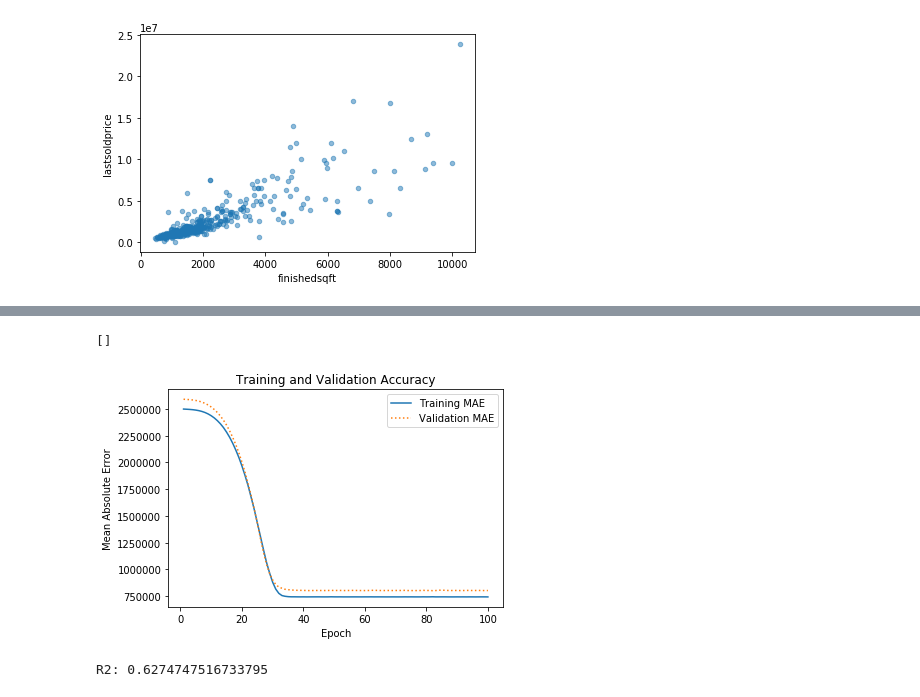
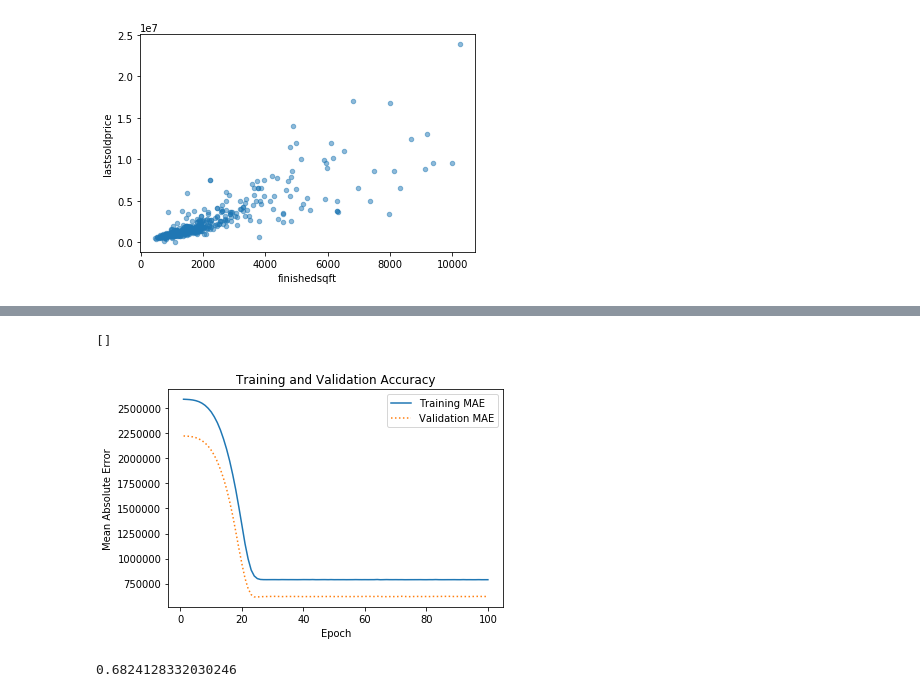
Before and after one commit to jeffprosise/Deep-Learning, a Jupyter notebook: Regression.ipynb, the cells around one changed output, grey strips where cells are left out. Saved outputs shown, nothing was run; the diff lists cells and outputs as text; code cells hidden in the pictures.

```diff
--- a/Regression.ipynb
+++ b/Regression.ipynb
@@ -7,7 +1,7 @@ set_random_seed(0)
 # %%
 import pandas as pd
 
-df = pd.read_csv('pacific-heights.csv')
+df = pd.read_csv('Data/pacific-heights.csv')
 df.head()
 # %% [output]
 |  | address | bathrooms | bedrooms | finishedsqft | lastsolddate | lastsoldprice | latitude | longitude | ... |
@@ -66,6 +60,6 @@ usecode_Condominium       -0.598575
 Name: lastsoldprice, dtype: float64
 # %%
 # Filter the dataset down to the most significant columns
-df = df[['bathrooms', 'bedrooms', 'finishedsqft', 'totalrooms', 'usecode_Condominium', 'lastsoldprice']]
+df = df[['bathrooms', 'bedrooms', 'finishedsqft', 'totalrooms', 'usecode_Condominium', 'usecode_SingleFamily', 'lastsoldprice']]
 df.head()
 # %% [output]
@@ -78,5 +72,3 @@ df.head()
-# %%
-df = df.rename(index=str, columns={'usecode_Condominium': 'iscondo'})
 # %%
 corr_matrix = df.corr()
 corr_matrix["lastsoldprice"].sort_values(ascending=False)
@@ -106,8 +99,8 @@ from keras.models import Sequential
 from keras.layers import Dense
 
 model = Sequential()
-model.add(Dense(64, input_dim=5, activation='relu'))
-model.add(Dense(64, activation='relu'))
+model.add(Dense(128, input_dim=6, activation='relu'))
+model.add(Dense(128, activation='relu'))
 model.add(Dense(1))
 model.compile(loss='mae', optimizer='adam', metrics=['mae'])
 model.summary()
@@ -150,29 +144,29 @@ Epoch 100/100
 # %%
 # Plot training accuracy and validation accuracy over time
 %matplotlib inline
 import matplotlib.pyplot as plt
 
-err = hist.history['mean_absolute_error']
-val_err = hist.history['val_mean_absolute_error']
+err = hist.history['mae']
+val_err = hist.history['val_mae']
 epochs = range(1, len(err) + 1)
 
 plt.plot(epochs, err, '-', label='Training MAE')
 plt.plot(epochs, val_err, ':', label='Validation MAE')
 plt.title('Training and Validation Accuracy')
 plt.xlabel('Epoch')
 plt.ylabel('Mean Absolute Error')
 plt.legend(loc='upper right')
 plt.plot()
 # %% [output]
 []
-[figure, old version]
+[figure, new version]
 # %%
 # Compute the R2 score
-from sklearn import metrics
+from sklearn.metrics import r2_score
 
-print('R2: ' + str(metrics.r2_score(y_test, model.predict(x_test))))
+r2_score(y_test, model.predict(x_test))
 # %% [output]
-R2: 0.6274747516733795
+0.6824128332030246
 # %%
 # Score the model
 scores = model.evaluate(x_test, y_test, verbose=0)
```
Also changed, not shown: parts of 8 cells of this notebook, 2 other files.
